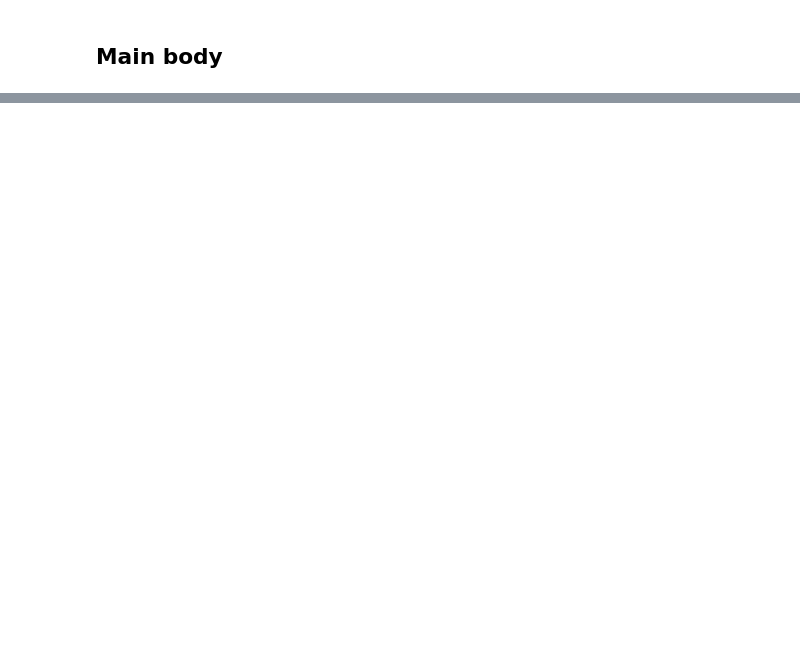
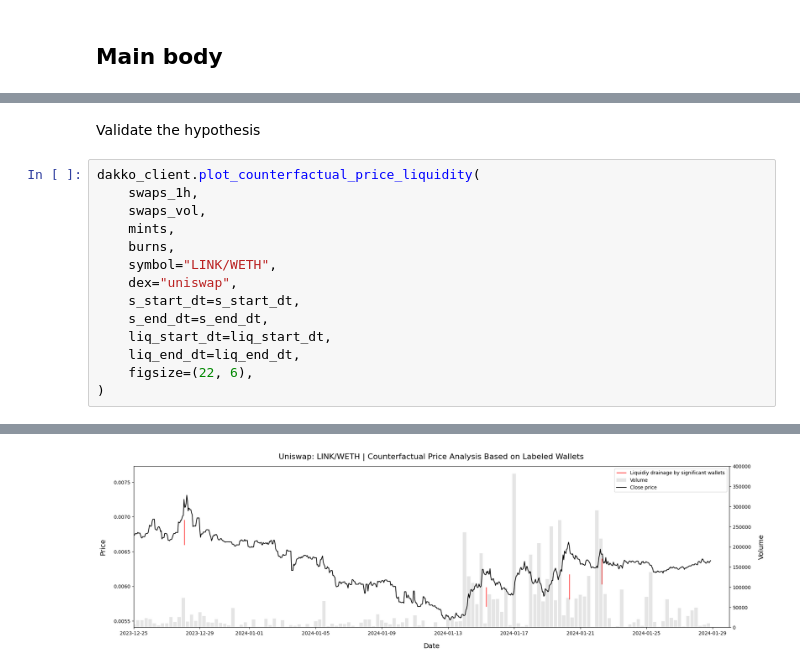
Before and after one commit to echarish/demo-python-notebook, a Jupyter notebook: demo_flow.ipynb, the cells around one changed output, grey strips where cells are left out. Cells and saved outputs as stored; diff of their text form; blank space fills up the shorter version.

```diff
--- a/demo_flow.ipynb
+++ b/demo_flow.ipynb
@@ -649,0 +751,17 @@ neg_pa
+# %% [markdown]
+Validate the hypothesis
+# %%
+dakko_client.plot_counterfactual_price_liquidity(
+    swaps_1h,
+    swaps_vol,
+    mints,
+    burns,
+    symbol="LINK/WETH",
+    dex="uniswap",
+    s_start_dt=s_start_dt,
+    s_end_dt=s_end_dt,
+    liq_start_dt=liq_start_dt,
+    liq_end_dt=liq_end_dt,
+    figsize=(22, 6),
+)
+# %% [output]
@@ -649,0 +775 @@ neg_pa
+[figure, added]
```
Also changed, not shown: parts of 37 cells of this notebook.
